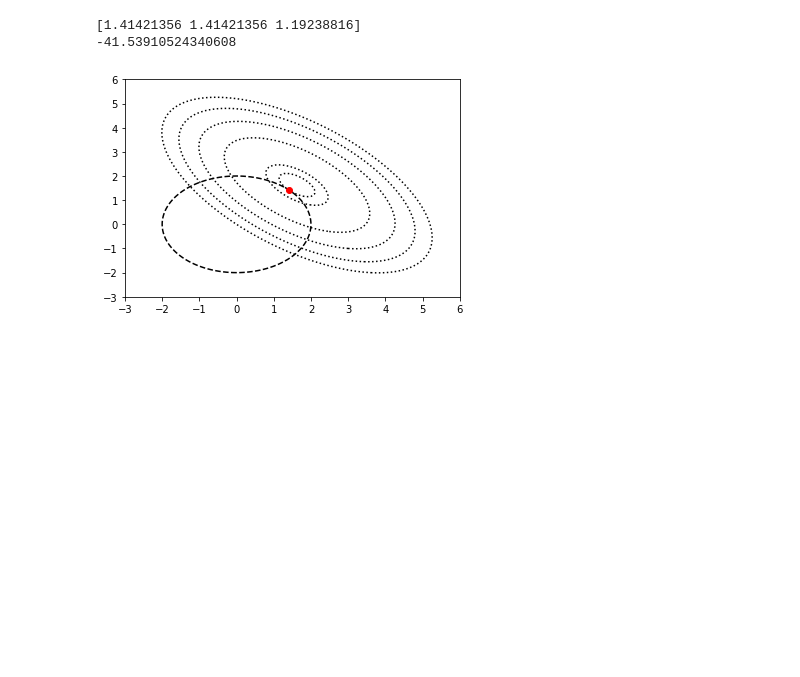
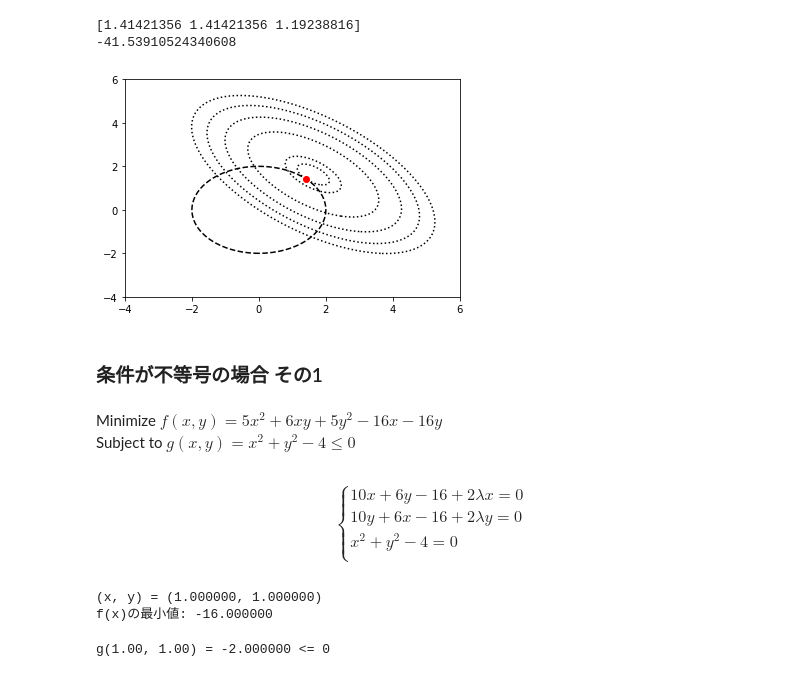
Before and after one commit to predora005/machine-learning-playground, a Jupyter notebook: 01.essence_of_machine_learning/04-08.mathematical_adaptation.ipynb, the cells around one changed output. Cells and saved outputs as stored; diff of their text form; code cells hidden in the pictures; blank space fills up the shorter version.

```diff
--- a/01.essence_of_machine_learning/04-08.mathematical_adaptation.ipynb
+++ b/01.essence_of_machine_learning/04-08.mathematical_adaptation.ipynb
@@ -450,22 +452,35 @@ print(f([x, y]))
 # %%
 # f(x, y)が最小値となる点をプロット
 plt.plot(x, y, color="r", marker="o")
 
 # 等高線の描画
 xs = np.linspace(-3, 6, 100)
 ys = np.linspace(-3, 6, 100)
 xmesh, ymesh = np.meshgrid(xs, ys)
 
 fx = f([xmesh, ymesh])
 gx = g([xmesh, ymesh])
 
 levels_f = [-41.5, -40, -30, -20, -10, 0]
 levels_g = [0]
 
-plt.xlim(-3, 6)
-plt.ylim(-3, 6)
+plt.xlim(-4, 6)
+plt.ylim(-4, 6)
 plt.contour(xmesh, ymesh, fx, levels=levels_f, colors="k", linestyles="dotted")
 plt.contour(xmesh, ymesh, gx, levels=levels_g, colors="k", linestyles="--")
 plt.show()
 # %% [output]
-[figure, old version]
+[figure, new version]
+# %% [markdown]
+### 条件が不等号の場合 その1
+# %% [markdown]
+Minimize $f(x,y) = 5x^2 + 6xy + 5y^2 - 16x - 16y$\
+Subject to $g(x, y) = x^2 + y^2 -4 \leq  0$
+# %% [markdown]
+$$
+    \begin{cases}
+        10x + 6y - 16 + 2\lambda{x} = 0\\
+        10y + 6x - 16 + 2\lambda{y} = 0\\
+        x^2 + y^2 -4 = 0\\
+    \end{cases}
+$$
@@ -471,0 +501,18 @@ plt.show()
+# %%
+# L=0の条件のもと、勾配降下法でf(x)の最小値を求める
+algo = GradientDescent(f, df, alpha=0.1)
+initial = np.array([-5, 0])
+algo.solve(initial)
+x, y= algo.x_
+print("(x, y) = ({0:f}, {1:f})".format(x, y))
+print("f(x)の最小値: {0:f}".format(algo.opt_))
+# %% [output]
+(x, y) = (1.000000, 1.000000)
+f(x)の最小値: -16.000000
+# %%
+min_g = g([x, y])
+print("g({0:.2f}, {1:.2f}) = {2:f} <= 0".format(x, y, min_g))
+
+# これは制約条件を満たすので、これが解
+# %% [output]
+g(1.00, 1.00) = -2.000000 <= 0
```
Also changed, not shown: parts of 10 cells of this notebook.
